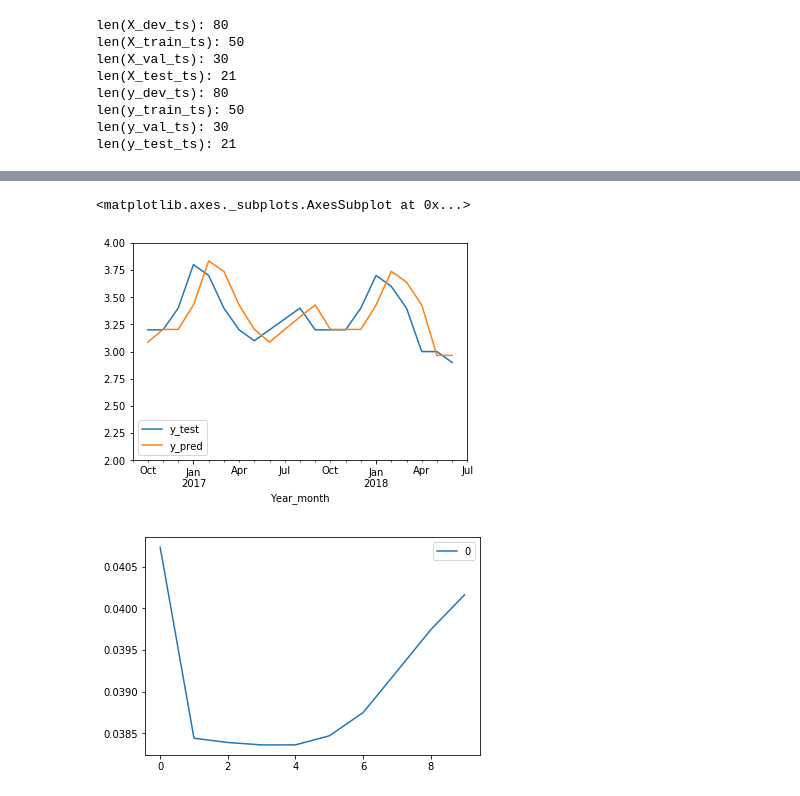
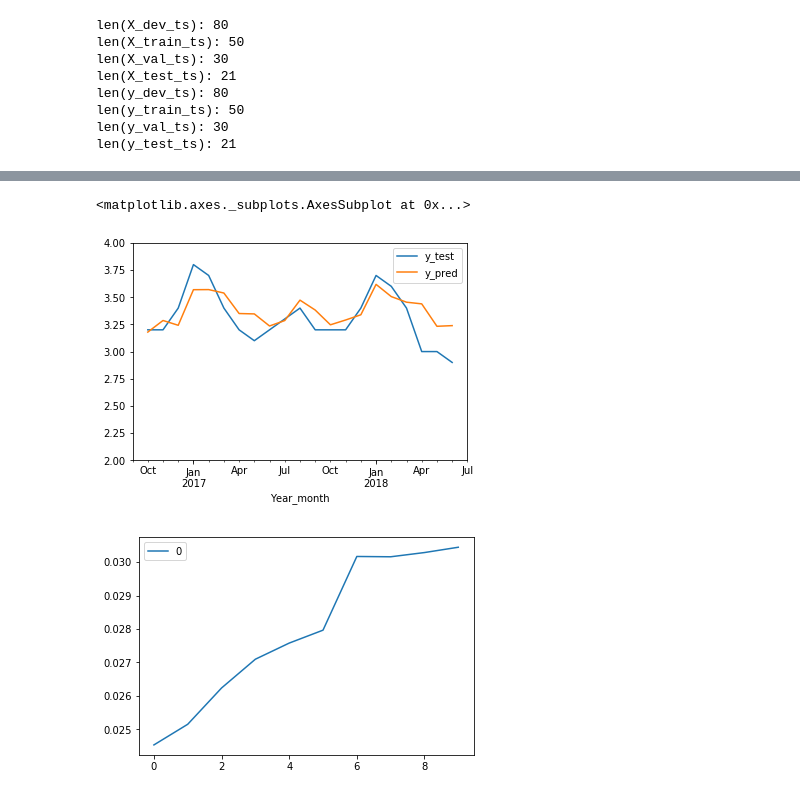
Before and after one commit to karlbindslev/sds_group29, a Jupyter notebook: Exam_project.ipynb, the cells around one changed output, grey strips where cells are left out. Saved outputs shown, nothing was run; the diff lists cells and outputs as text; code cells hidden in the pictures.

```diff
--- a/Exam_project.ipynb
+++ b/Exam_project.ipynb
@@ -261,14 +212,12 @@ train_share = 0.5
 valuation_share = 0.3
 test_share = 0.2
 # Specify X - should be either 'X' og 'X_ar' (autoregressive).
-X_type = X_ar
+X_type = X
 # Specify y - should be either y or y_fd (first diff)
 y = y
 ###-----------------User input end-------------------###
 
 dev_share = train_share + valuation_share
-
-
 
 # Constructing samples split
 X_dev_ts = X_type[:int(len(X_type)*dev_share)]
@@ -307,43 +256,37 @@ len(y_val_ts): 30
 len(y_test_ts): 21
 # %%
 # ------Lasso/Ridge------- #
-
 ###---------------User input start-----------------###
 # Specify which model to use - either 'Lasso' or linear_model.Ridge
 use_model = Lasso
 # Specify polynomial degree to allow
-n_degree = 6
+n_degree = 1
 ###----------------User input end------------------###
-test_mse_list = []
-for n_degree in range(1,11):
-    perform = []
-    lambdas = np.logspace(-4, 4, 33)
-    for lambda_ in lambdas:
-        pipe_lasso = make_pipeline(PolynomialFeatures(degree=n_degree),
-                                   StandardScaler(),
-                                   use_model(alpha=lambda_, random_state=1))
-        pipe_lasso.fit(X_train_ts, y_train_ts)
-        y_pred_ts = pipe_lasso.predict(X_val_ts) # Transformation?
-        perform.append(mse(y_pred_ts, y_val_ts))
+#test_mse_list = []
+#for n_degree in range(1,11):
+perform = []
+lambdas = np.logspace(-4, 4, 33)
+for lambda_ in lambdas:
+    pipe_lasso = make_pipeline(PolynomialFeatures(degree=n_degree),
+                               StandardScaler(),
+                               use_model(alpha=lambda_, random_state=1))
+    pipe_lasso.fit(X_train_ts, y_train_ts)
+    y_pred_ts = pipe_lasso.predict(X_val_ts) # Transformation?
+    perform.append(mse(y_pred_ts, y_val_ts))
 
-    hyperparam_perform = pd.Series(perform,index=lambdas)
+hyperparam_perform = pd.Series(perform,index=lambdas)
+optimal = hyperparam_perform.nsmallest(1)
 
-    optimal = hyperparam_perform.nsmallest(1)
-    #print(optimal) # optimal lambda
+# using optimal lambda in new pipe
+pipe_lasso = make_pipeline(PolynomialFeatures(degree=n_degree), # dont use poly features for OLS
+                           StandardScaler(),
+                           use_model(alpha=optimal.index[0]))
 
-    # using optimal lambda in new pipe
-    pipe_lasso = make_pipeline(PolynomialFeatures(degree=n_degree), # dont use poly features for OLS
-                               StandardScaler(),
-                               use_model(alpha=optimal.index[0]))
-
-    pipe_lasso.fit(X_dev_ts,y_dev_ts) # Fitting model to development data set using new pipe
-    #print('n_degree:' + str(n_degree))
-    #print('Test mse:', round(mse(pipe_lasso.predict(X_test_ts),y_test_ts), 3))
-    #print('Train mse:', round(mse(pipe_lasso.predict(X_train_ts),y_train_ts), 3))
-    test_mse_list.append(mse(pipe_lasso.predict(X_test_ts),y_test_ts))
-
-print('test_mse_df')
-#print(test_mse_list)
+pipe_lasso.fit(X_dev_ts,y_dev_ts) # Fitting model to development data set using new pipe
+print('n_degree:' + str(n_degree))
+print('Test mse:', round(mse(pipe_lasso.predict(X_test_ts),y_test_ts), 3))
+print('Train mse:', round(mse(pipe_lasso.predict(X_train_ts),y_train_ts), 3))
+#test_mse_list.append(mse(pipe_lasso.predict(X_test_ts),y_test_ts))
 test_mse_df = pd.DataFrame(test_mse_list)
 print(test_mse_df)
 
@@ -356,14 +299,7 @@ df_ts['y_test'] = df_y_test_ts[0]
 df_ts['y_pred'] = df_y_pred_ts[0]
 df_ts['Year_month'] = np.array(unemp_rates['time'][int(len(y)*dev_share):])
 df_ts.set_index('Year_month', inplace=True)
-#print(len(df_ts))
-
-print(df_ts)
-#df_ts.reset_index(drop=True)
-#df_ts.reset_index(level=0, inplace=True)
-#axes = plt.gca()
 df_ts.plot(ylim = [2,4])
-#set_ylim(0, 100)
 test_mse_df.plot()
 # %% [output]
 test_mse_df
@@ -386,6 +322,6 @@ test_mse_df
 <matplotlib.axes._subplots.AxesSubplot at 0x...>
-[figure, old version]
+[figure, new version]
-[figure, old version]
+[figure, new version]
 # %%
 #--------OLS----------#
 print(X_dev_ts)
```
Also changed, not shown: parts of 4 cells of this notebook, 2 other files.
